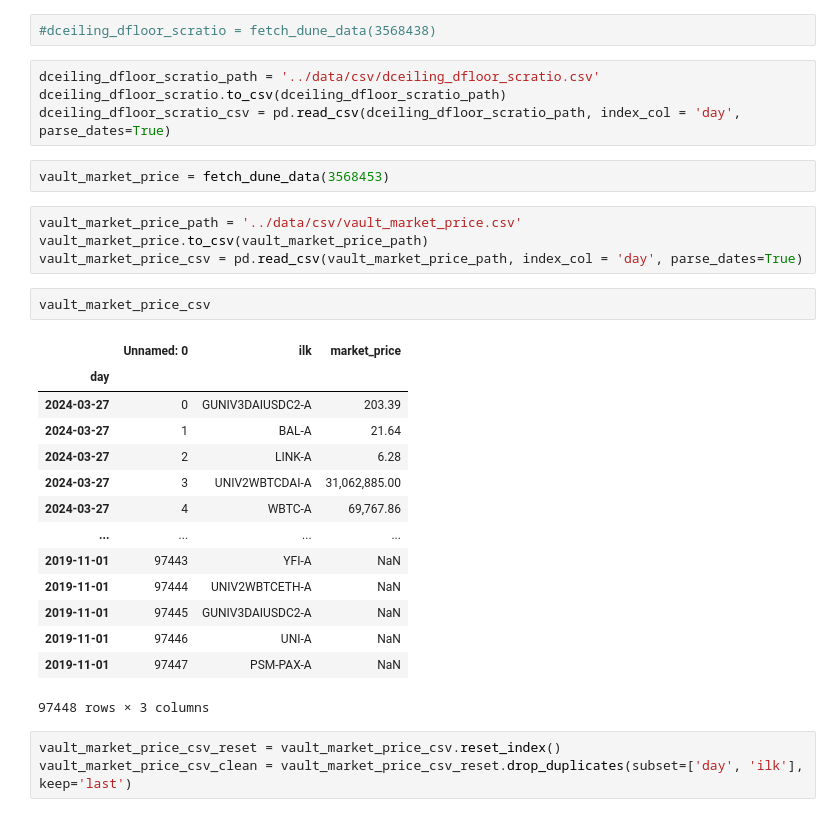
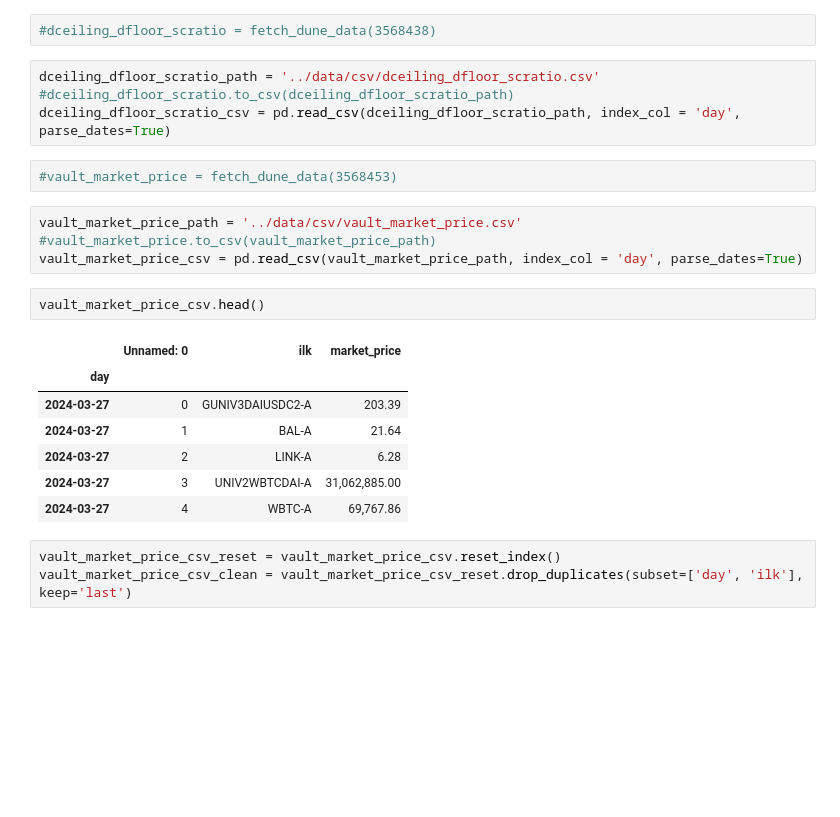
Before and after one commit to BrandynHamilton/mkrdao_port_mgmt, a Jupyter notebook: notebooks/exploratory.ipynb, the cells around one changed output. Saved outputs shown, nothing was run; the diff lists cells and outputs as text; blank space fills up the shorter version.

Commit message:
further data processing and feature engineering

```diff
--- a/notebooks/exploratory.ipynb
+++ b/notebooks/exploratory.ipynb
@@ -650,31 +784,24 @@ debtbal_lpenalty_lratio_path_csv_clean = debtbal_lpenalty_lratio_path_csv_clean.
 #dceiling_dfloor_scratio = fetch_dune_data(3568438)
 # %%
 dceiling_dfloor_scratio_path = '../data/csv/dceiling_dfloor_scratio.csv'
-dceiling_dfloor_scratio.to_csv(dceiling_dfloor_scratio_path)
+#dceiling_dfloor_scratio.to_csv(dceiling_dfloor_scratio_path)
 dceiling_dfloor_scratio_csv = pd.read_csv(dceiling_dfloor_scratio_path, index_col = 'day', parse_dates=True)
 # %%
-vault_market_price = fetch_dune_data(3568453)
+#vault_market_price = fetch_dune_data(3568453)
 # %%
 vault_market_price_path = '../data/csv/vault_market_price.csv'
-vault_market_price.to_csv(vault_market_price_path)
+#vault_market_price.to_csv(vault_market_price_path)
 vault_market_price_csv = pd.read_csv(vault_market_price_path, index_col = 'day', parse_dates=True)
 # %%
-vault_market_price_csv
+vault_market_price_csv.head()
 # %% [output]
 |  | Unnamed: 0 | ilk | market_price |
 | day |  |  |  |
 | 2024-03-27 | 0 | GUNIV3DAIUSDC2-A | 203.39 |
 | 2024-03-27 | 1 | BAL-A | 21.64 |
 | 2024-03-27 | 2 | LINK-A | 6.28 |
 | 2024-03-27 | 3 | UNIV2WBTCDAI-A | 31,062,885.00 |
 | 2024-03-27 | 4 | WBTC-A | 69,767.86 |
-| ... | ... | ... | ... |
-| 2019-11-01 | 97443 | YFI-A | NaN |
-| 2019-11-01 | 97444 | UNIV2WBTCETH-A | NaN |
-| 2019-11-01 | 97445 | GUNIV3DAIUSDC2-A | NaN |
-| 2019-11-01 | 97446 | UNI-A | NaN |
-| 2019-11-01 | 97447 | PSM-PAX-A | NaN |
-97448 rows × 3 columns
 # %%
 vault_market_price_csv_reset = vault_market_price_csv.reset_index()
 vault_market_price_csv_clean = vault_market_price_csv_reset.drop_duplicates(subset=['day', 'ilk'], keep='last')
```
Also changed, not shown: parts of 198 cells of this notebook, 2 other files.
